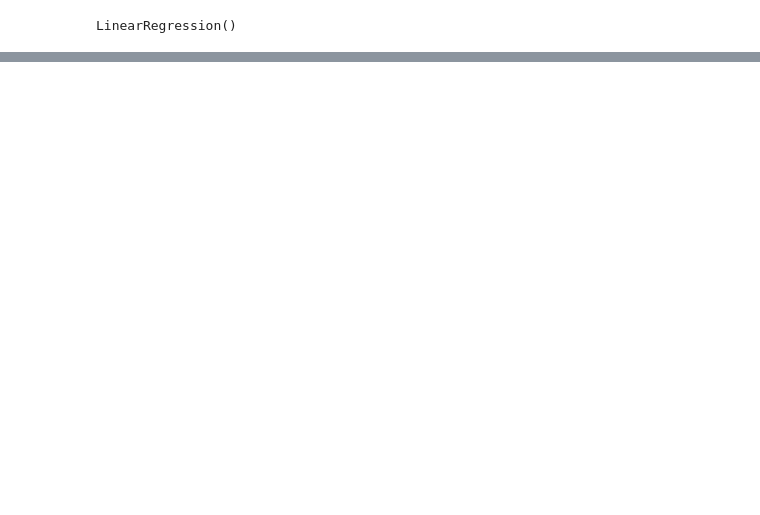
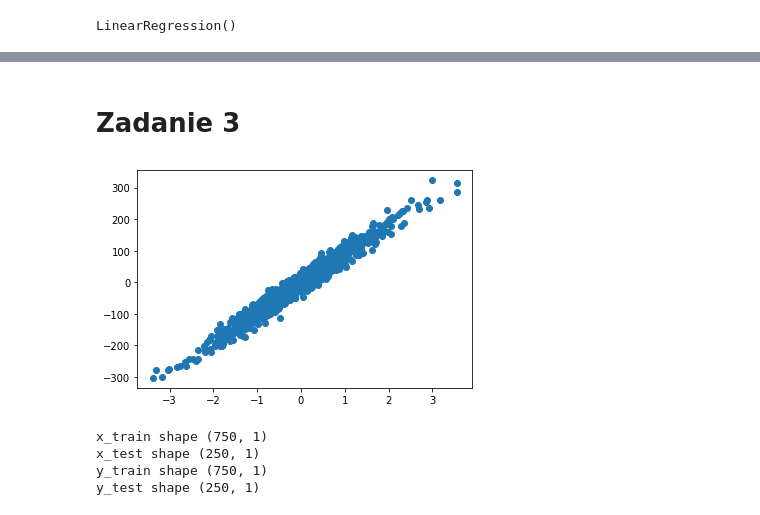
Before and after one commit to 11jolek11/BigData, a Jupyter notebook: List1.ipynb, the cells around one changed output, grey strips where cells are left out. Drawn from its saved outputs; the diff is of its cells as text; code cells hidden in the pictures; blank space fills up the shorter version.

```diff
--- a/List1.ipynb
+++ b/List1.ipynb
@@ -96,0 +117,24 @@ plt.show()
+# %% [markdown]
+# Zadanie 3
+# %%
+x_data, y_data = make_regression(n_samples=1000, n_features=1, noise=18)
+
+plt.scatter(x_data, y_data)
+plt.show()
+# %% [output]
+[figure, added]
+# %%
+x_train, x_test, y_train, y_test = train_test_split(x_data, y_data)
+
+y_train = y_train.reshape(-1, 1)
+y_test = y_test.reshape(-1, 1)
+
+print(f'x_train shape {x_train.shape}')
+print(f'x_test shape {x_test.shape}')
+print(f'y_train shape {y_train.shape}')
+print(f'y_test shape {y_test.shape}')
+# %% [output]
+x_train shape (750, 1)
+x_test shape (250, 1)
+y_train shape (750, 1)
+y_test shape (250, 1)
```
Also changed, not shown: parts of 9 cells of this notebook.
